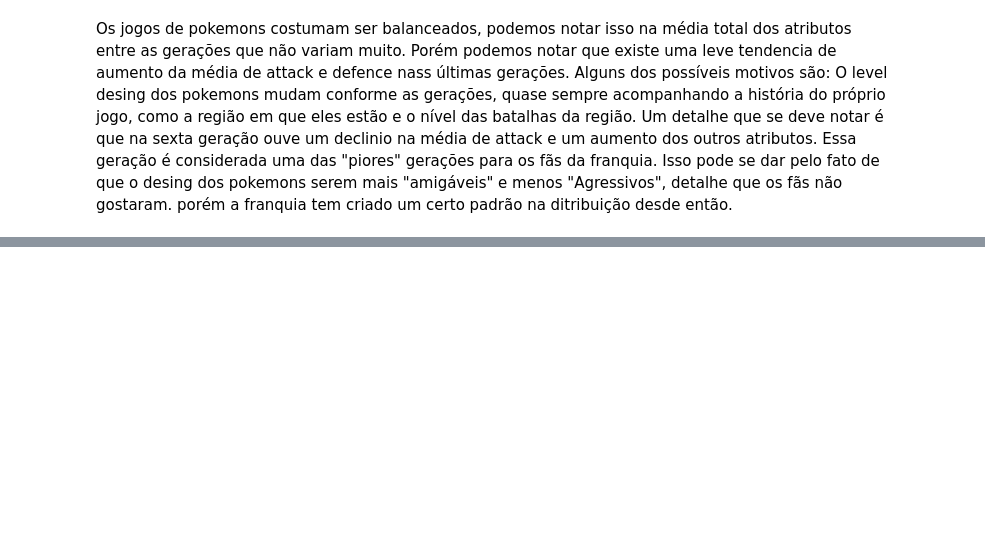
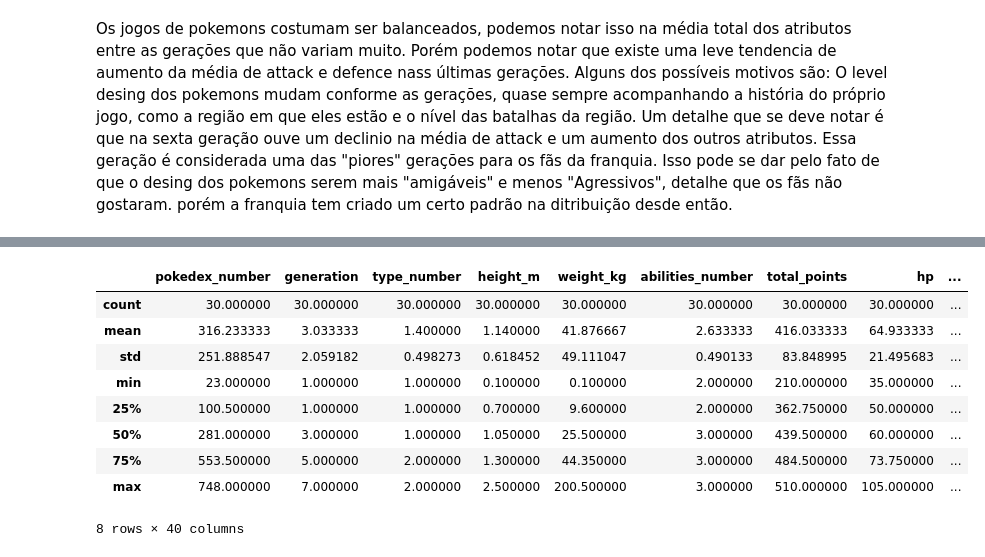
Before and after one commit to srtjazz/gc-python-2024, a Jupyter notebook: boss_mundo_2/boss_mundo_2.ipynb, the cells around one changed output, grey strips where cells are left out. Drawn from its saved outputs; the diff is of its cells as text; code cells hidden in the pictures; blank space fills up the shorter version.

```diff
--- a/boss_mundo_2/boss_mundo_2.ipynb
+++ b/boss_mundo_2/boss_mundo_2.ipynb
@@ -65,0 +66,20 @@ fig.show()
+# %%
+#transforma os tipos únicos em uma lista
+unique_types = poke['type_1'].unique().tolist()
+
+#função que pega o dataframe, a coluna tipo e seleciona um pedaço daquele dataframe baseado no parâmetro
+def generate_pokemon(df, type, quantity):
+  pokemon_type = df[df['type_1'] == type]
+
+  selected_pokemons = pokemon_type.sample(n=quantity)
+
+  return selected_pokemons
+
+selected_pokemons_final = []
+
+for type in unique_types[:10]:
+  selected_pokemons = generate_pokemon(poke, type, 3)
+  selected_pokemons_final.append(selected_pokemons)
+
+df_result = pd.concat(selected_pokemons_final, ignore_index=True)
+df_result = df_result.drop(columns=['Unnamed: 0'])
@@ -65,0 +88,29 @@ fig.show()
+# %%
+attack = df_result['attack'].tolist()
+defense = df_result['defense'].tolist()
+speed = df_result['speed'].tolist()
+
+attack_weight = 0.40
+defense_weight = 0.30
+speed_weight = 0.30
+
+new_attack = [num * attack_weight for num in attack]
+new_defense = [num * defense_weight for num in defense]
+new_speed = [num * speed_weight for num in speed]
+
+test = df_result
+test['pondered_attack'] = new_attack
+test['pondered_defense'] = new_defense
+test['pondered_speed'] = new_speed
+test.describe()
+# %% [output]
+|  | pokedex_number | generation | type_number | height_m | weight_kg | abilities_number | total_points | hp | ... |
+| count | 30.000000 | 30.000000 | 30.000000 | 30.000000 | 30.000000 | 30.000000 | 30.000000 | 30.000000 | ... |
+| mean | 316.233333 | 3.033333 | 1.400000 | 1.140000 | 41.876667 | 2.633333 | 416.033333 | 64.933333 | ... |
+| std | 251.888547 | 2.059182 | 0.498273 | 0.618452 | 49.111047 | 0.490133 | 83.848995 | 21.495683 | ... |
+| min | 23.000000 | 1.000000 | 1.000000 | 0.100000 | 0.100000 | 2.000000 | 210.000000 | 35.000000 | ... |
+| 25% | 100.500000 | 1.000000 | 1.000000 | 0.700000 | 9.600000 | 2.000000 | 362.750000 | 50.000000 | ... |
+| 50% | 281.000000 | 3.000000 | 1.000000 | 1.050000 | 25.500000 | 3.000000 | 439.500000 | 60.000000 | ... |
+| 75% | 553.500000 | 5.000000 | 2.000000 | 1.300000 | 44.350000 | 3.000000 | 484.500000 | 73.750000 | ... |
+| max | 748.000000 | 7.000000 | 2.000000 | 2.500000 | 200.500000 | 3.000000 | 510.000000 | 105.000000 | ... |
+8 rows × 40 columns
```
Also changed, not shown: parts of 8 cells of this notebook, 1 other file.
